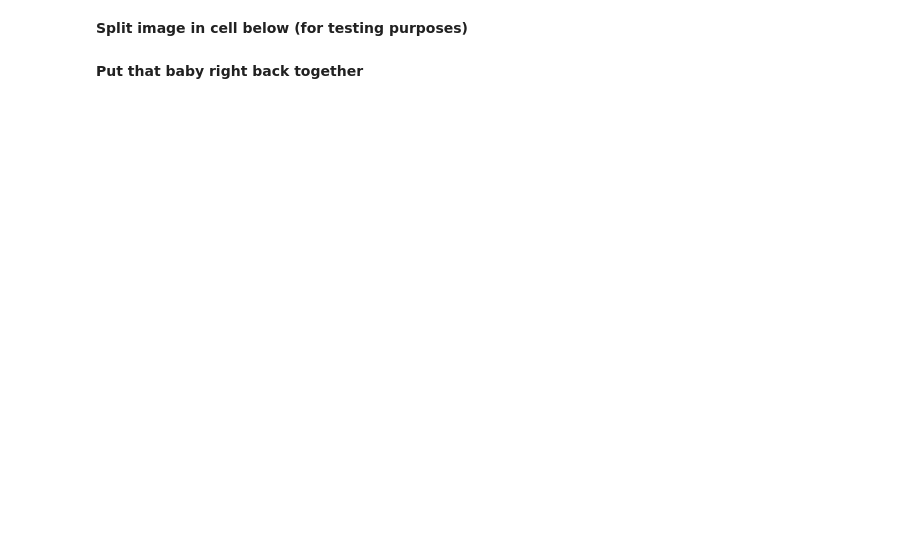
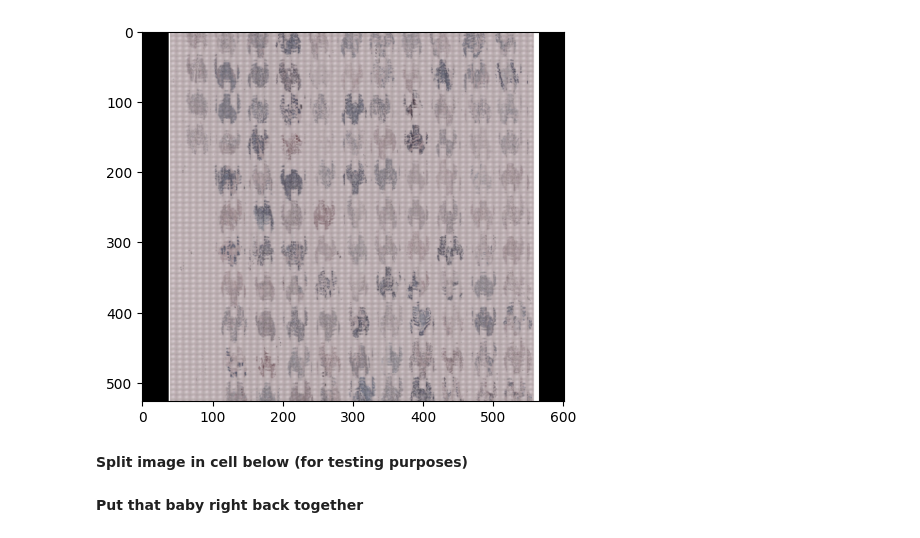
Before and after one commit to cseybold/BlurryScope, a Jupyter notebook: SmearScore.ipynb, the cells around one changed output. Drawn from its saved outputs; the diff is of its cells as text; code cells hidden in the pictures; blank space fills up the shorter version.

```diff
--- a/SmearScore.ipynb
+++ b/SmearScore.ipynb
@@ -36,3 +44,16 @@ Saving FirstOfTheStitchesBR1141a.png to FirstOfTheStitchesBR1141a (3).png
+# %%
+original_image = Image.open(image_scan)
+rotated_image1 = original_image.rotate(270)
+rotated_image1.show()
+
+rit = cv2.imread(image_scan)
+Rotated_image = imutils.rotate(rit, angle=270)
+
+plt.figure()
+plt.imshow(Rotated_image)
+plt.show()  # display it
+# %% [output]
+[figure, added]
 # %% [markdown]
 **Split image in cell below (for testing purposes)**
 # %%
```
Also changed, not shown: parts of 20 cells of this notebook.
